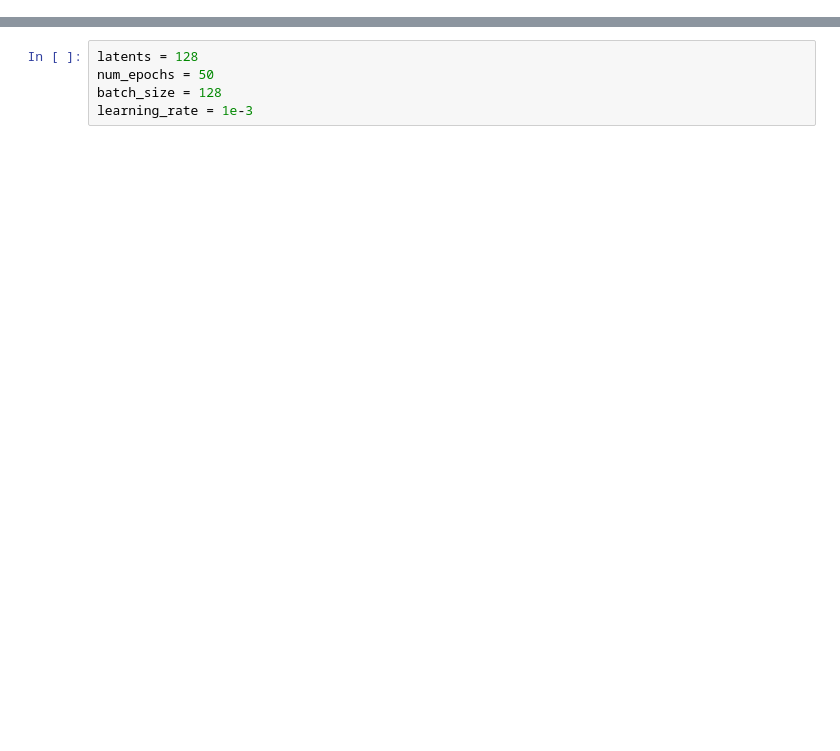
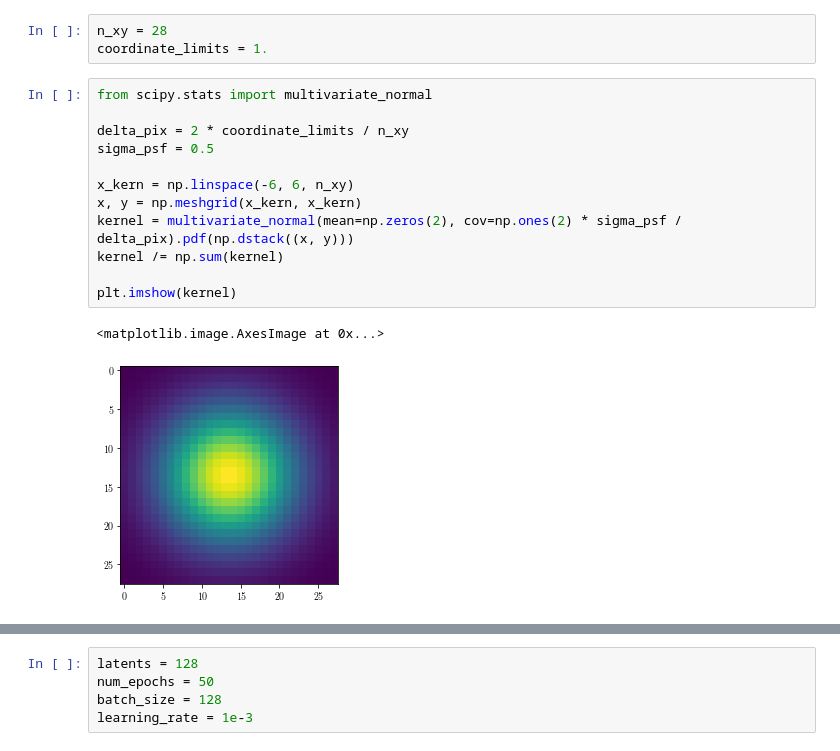
Before and after one commit to smsharma/deep-prob-prog-tutorials, a Jupyter notebook: 02_deep_prob_prog.ipynb, the cells around one changed output, grey strips where cells are left out. Saved outputs shown, nothing was run; the diff lists cells and outputs as text; blank space fills up the shorter version.

```diff
--- a/02_deep_prob_prog.ipynb
+++ b/02_deep_prob_prog.ipynb
@@ -30,0 +191,18 @@ import optax
+# %%
+n_xy = 28
+coordinate_limits = 1.
+# %%
+from scipy.stats import multivariate_normal
+
+delta_pix = 2 * coordinate_limits / n_xy
+sigma_psf = 0.5
+
+x_kern = np.linspace(-6, 6, n_xy)
+x, y = np.meshgrid(x_kern, x_kern)
+kernel = multivariate_normal(mean=np.zeros(2), cov=np.ones(2) * sigma_psf / delta_pix).pdf(np.dstack((x, y)))
+kernel /= np.sum(kernel)
+
+plt.imshow(kernel)
+# %% [output]
+<matplotlib.image.AxesImage at 0x...>
+[figure, added]
```
Also changed, not shown: parts of 22 cells of this notebook, 1 other file.
